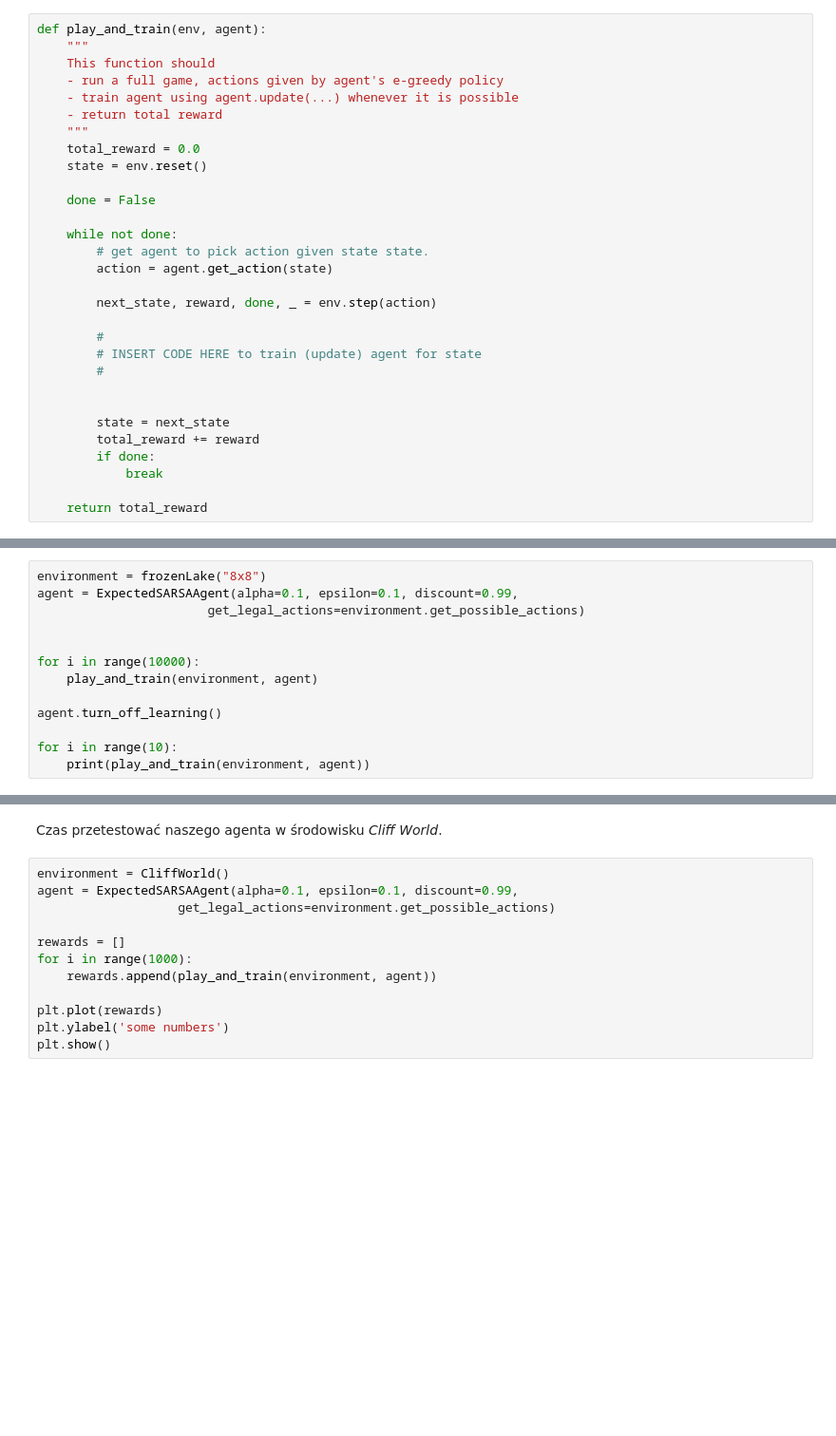
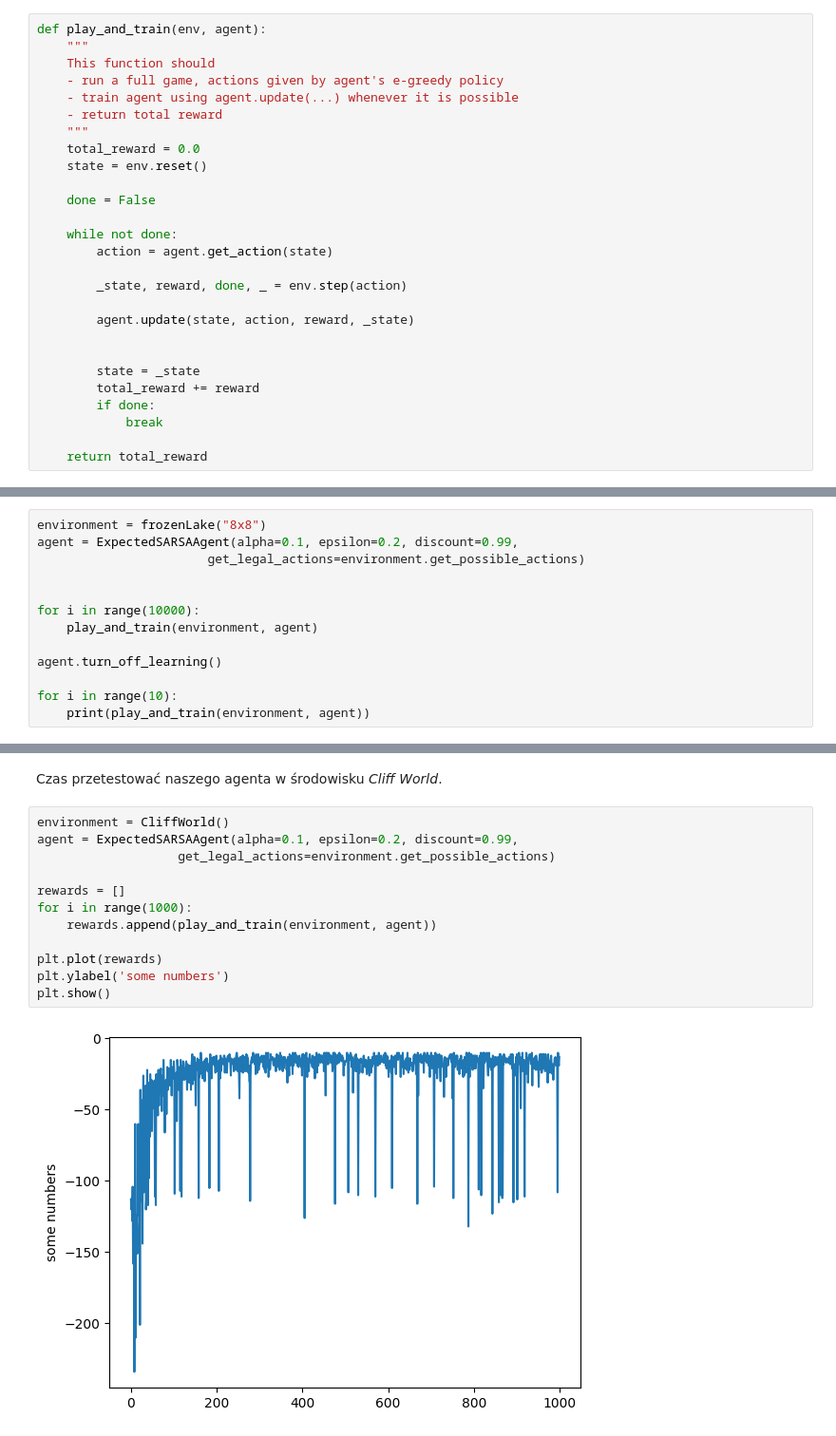
Before and after one commit to DonChaka/SIiUM2-UZW, a Jupyter notebook: Lab. 2.ipynb.ipynb, the cells around one changed output, grey strips where cells are left out. Shown at 95% size. Saved outputs shown, nothing was run; the diff lists cells and outputs as text; blank space fills up the shorter version.

```diff
--- a/Lab. 2.ipynb.ipynb
+++ b/Lab. 2.ipynb.ipynb
@@ -536,17 +543,14 @@ def play_and_train(env, agent):
     done = False
 
     while not done:
-        # get agent to pick action given state state.
         action = agent.get_action(state)
 
-        next_state, reward, done, _ = env.step(action)
+        _state, reward, done, _ = env.step(action)
 
-        #
-        # INSERT CODE HERE to train (update) agent for state
-        #
+        agent.update(state, action, reward, _state)
 
 
-        state = next_state
+        state = _state
         total_reward += reward
         if done:
             break
@@ -556,7 +560,7 @@ def play_and_train(env, agent):
 Czas przetestować naszego agenta w środowisku *Frozen Lake*
 # %%
 environment = frozenLake("8x8")
-agent = ExpectedSARSAAgent(alpha=0.1, epsilon=0.1, discount=0.99,
+agent = ExpectedSARSAAgent(alpha=0.1, epsilon=0.2, discount=0.99,
                        get_legal_actions=environment.get_possible_actions)
 
 
@@ -571,13 +586,15 @@ for i in range(10):
 Czas przetestować naszego agenta w środowisku *Cliff World*.
 # %%
 environment = CliffWorld()
-agent = ExpectedSARSAAgent(alpha=0.1, epsilon=0.1, discount=0.99,
+agent = ExpectedSARSAAgent(alpha=0.1, epsilon=0.2, discount=0.99,
                    get_legal_actions=environment.get_possible_actions)
 
 rewards = []
 for i in range(1000):
     rewards.append(play_and_train(environment, agent))
 
 plt.plot(rewards)
 plt.ylabel('some numbers')
 plt.show()
+# %% [output]
+[figure, added]
```
Also changed, not shown: parts of 10 cells of this notebook, 5 other files.
